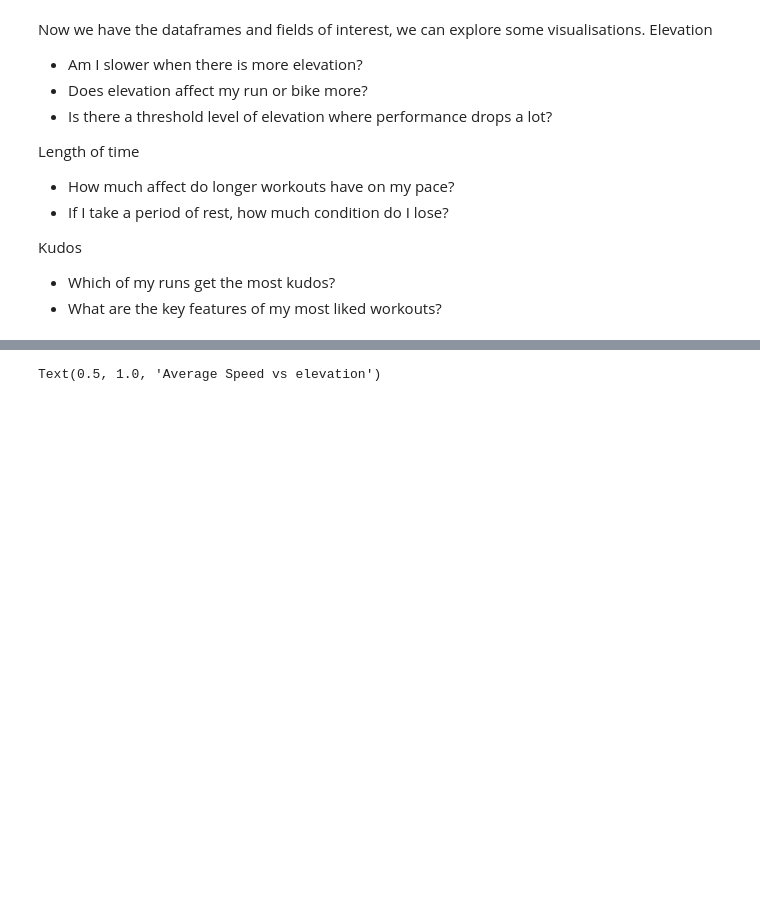
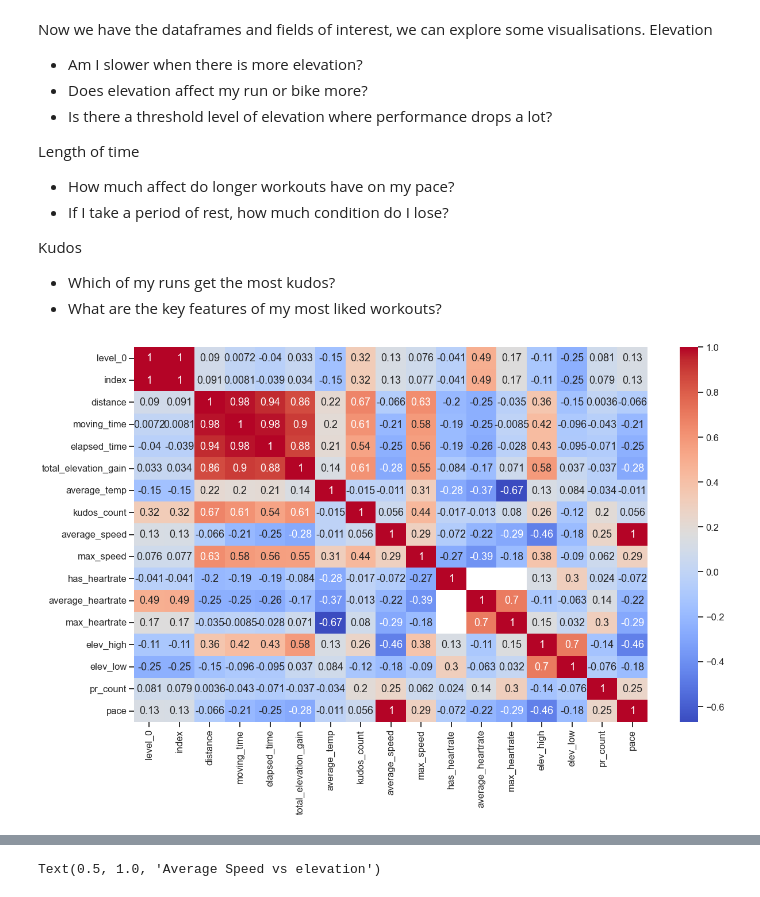
Before and after one commit to dougiebudge/stravaExperiment, a Jupyter notebook: explore.ipynb, the cells around one changed output, grey strips where cells are left out. Cells and saved outputs as stored; diff of their text form; code cells hidden in the pictures; blank space fills up the shorter version.

Commit message:
More visualisations

```diff
--- a/explore.ipynb
+++ b/explore.ipynb
@@ -76,3 +65,11 @@ Length of time
 Kudos
 - Which of my runs get the most kudos?
 - What are the key features of my most liked workouts?
+# %%
+# Firstly I should sense check my assumption that distance and time are most important for my average speed.
+# A quick check of a correlation matrix should confirm this.
+plt.figure(figsize=(20,12))
+sns.heatmap(rides.corr(), annot=True, cmap='coolwarm')
+plt.show()
+# %% [output]
+[figure, added]
```
Also changed, not shown: parts of 9 cells of this notebook, 1 other file.
